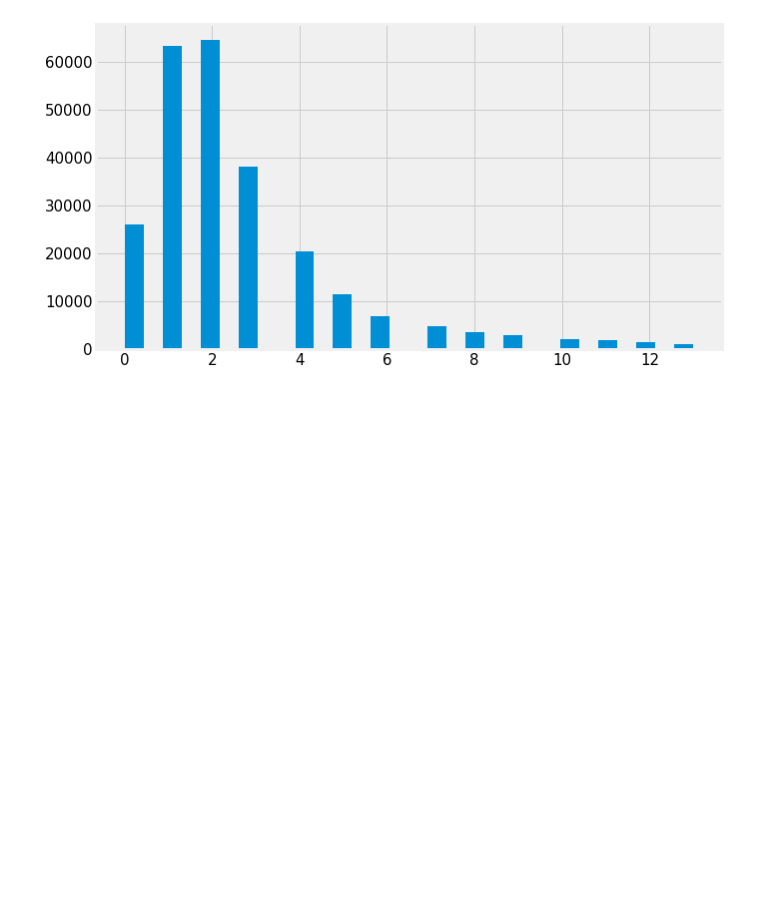
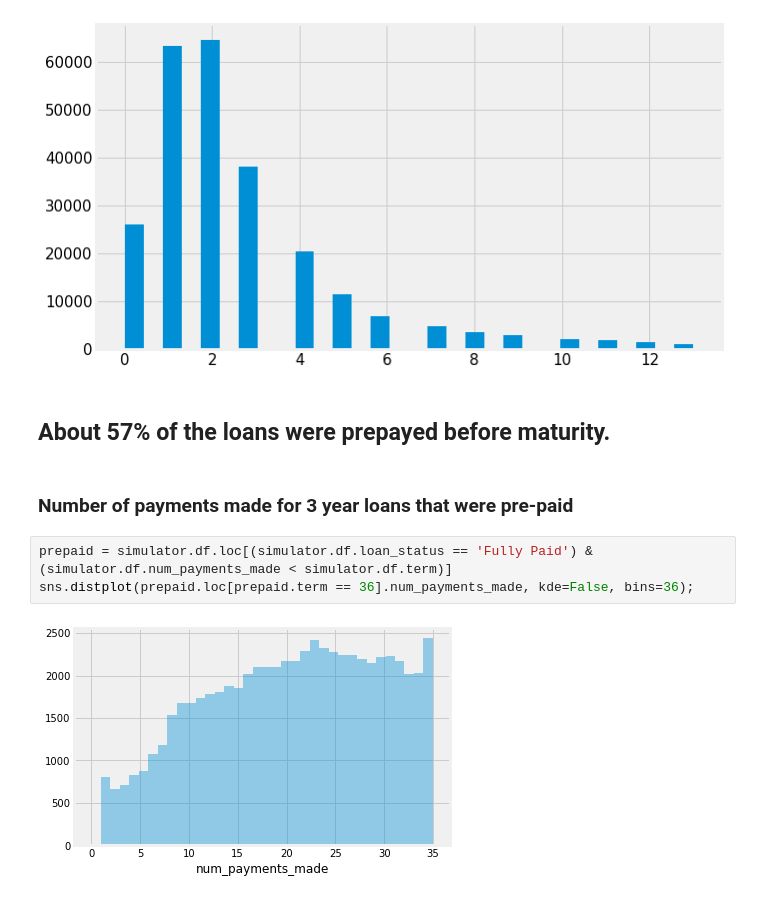
Before and after one commit to anishb/debt_management_analysis, a Jupyter notebook: Gamified Debt Consolidation.ipynb, the cells around one changed output. Saved outputs shown, nothing was run; the diff lists cells and outputs as text; blank space fills up the shorter version.

```diff
--- a/Gamified Debt Consolidation.ipynb
+++ b/Gamified Debt Consolidation.ipynb
@@ -561,3 +561,12 @@ loans.open_act_il.hist(bins=30, figsize=(10, 6), xlabelsize=15, ylabelsize=15)
 # %% [output]
 <matplotlib.axes._subplots.AxesSubplot at 0x...>
 [figure]
+# %% [markdown]
+## About 57% of the loans were prepayed before maturity.
+# %% [markdown]
+### Number of payments made for 3 year loans that were pre-paid
+# %%
+prepaid = simulator.df.loc[(simulator.df.loan_status == 'Fully Paid') & (simulator.df.num_payments_made < simulator.df.term)]
+sns.distplot(prepaid.loc[prepaid.term == 36].num_payments_made, kde=False, bins=36);
+# %% [output]
+[figure, added]
```
Also changed, not shown: parts of 6 cells of this notebook.
